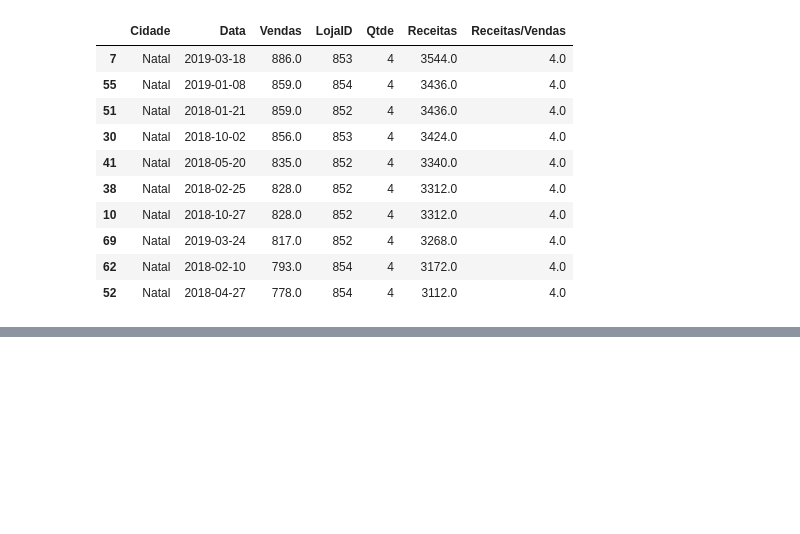
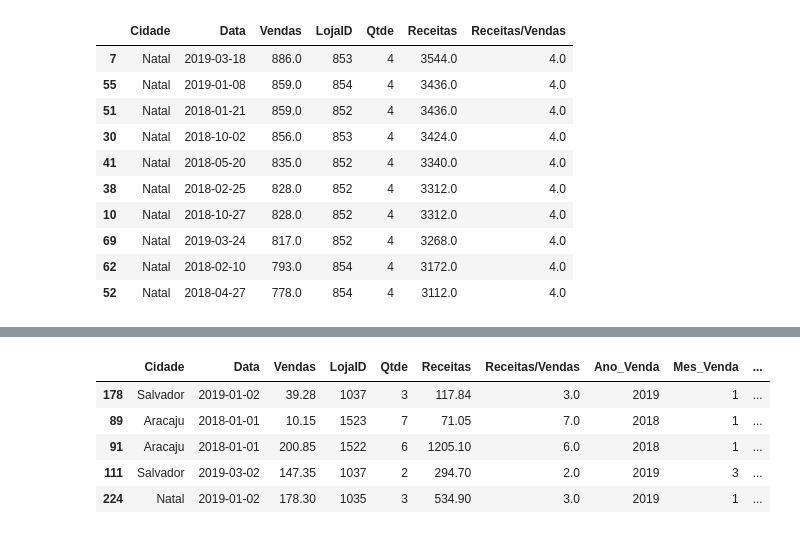
Before and after one commit to W1ndeck/Bootcamp-Unimed-BH, a Jupyter notebook: arquivos_excel..ipynb, the cells around one changed output, grey strips where cells are left out. Saved outputs shown, nothing was run; the diff lists cells and outputs as text; code cells hidden in the pictures; blank space fills up the shorter version.

```diff
--- a/arquivos_excel..ipynb
+++ b/arquivos_excel..ipynb
@@ -154,0 +205,12 @@ df.sort_values("Receitas", ascending=False).head(10)
+# %%
+#calculando diferença de dias
+
+df["Diferença_Dias"] = df["Data"] - df["Data"].min()
+df.sample(5)
+# %% [output]
+|  | Cidade | Data | Vendas | LojaID | Qtde | Receitas | Receitas/Vendas | Ano_Venda | Mes_Venda | ... |
+| 178 | Salvador | 2019-01-02 | 39.28 | 1037 | 3 | 117.84 | 3.0 | 2019 | 1 | ... |
+| 89 | Aracaju | 2018-01-01 | 10.15 | 1523 | 7 | 71.05 | 7.0 | 2018 | 1 | ... |
+| 91 | Aracaju | 2018-01-01 | 200.85 | 1522 | 6 | 1205.10 | 6.0 | 2018 | 1 | ... |
+| 111 | Salvador | 2019-03-02 | 147.35 | 1037 | 2 | 294.70 | 2.0 | 2019 | 3 | ... |
+| 224 | Natal | 2019-01-02 | 178.30 | 1035 | 3 | 534.90 | 3.0 | 2019 | 1 | ... |
```
Also changed, not shown: parts of 9 cells of this notebook.
